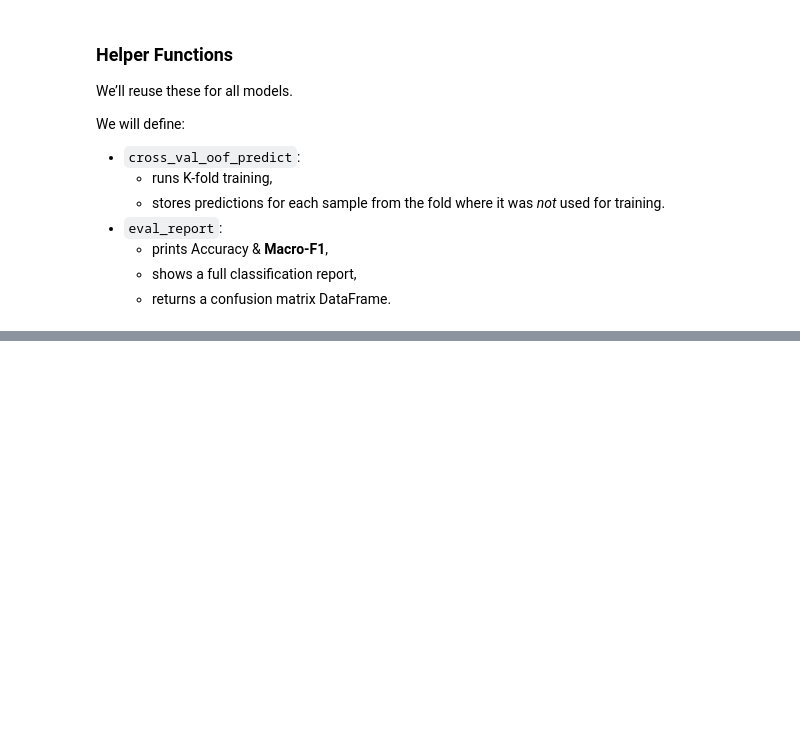
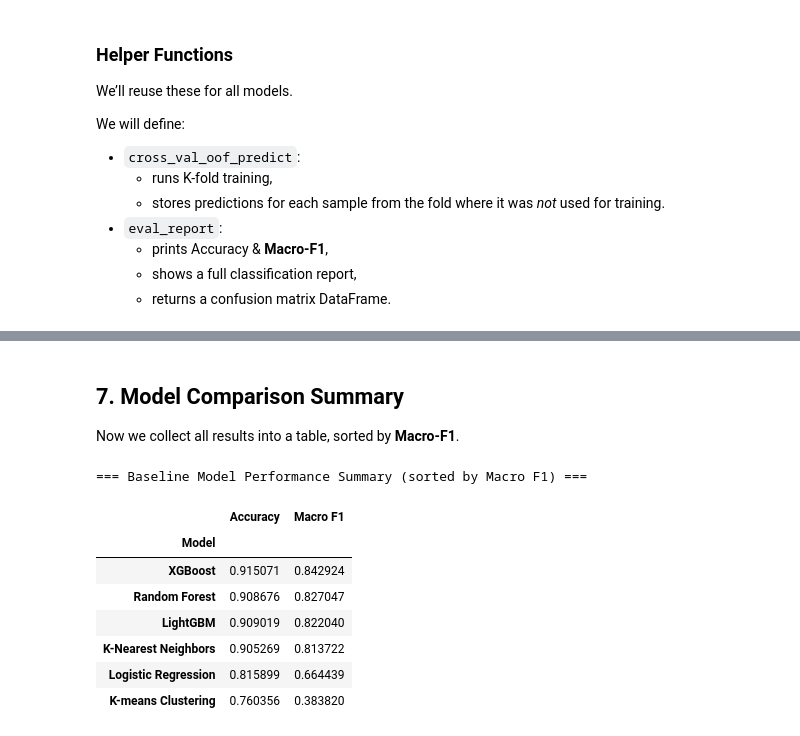
Before and after one commit to Sm3ggl3s/Network-Intrusion-Detection-Using-Machine-Learning, a Jupyter notebook: Network-Intrusion-Detection-Using-Machine-Learning.ipynb, the cells around one changed output, grey strips where cells are left out. Cells and saved outputs as stored; diff of their text form; code cells hidden in the pictures; blank space fills up the shorter version.

```diff
--- a/Network-Intrusion-Detection-Using-Machine-Learning.ipynb
+++ b/Network-Intrusion-Detection-Using-Machine-Learning.ipynb
@@ -312,0 +533,29 @@ def eval_report(y_true, y_pred, label="Model"):
+# %%
+# XGBoost
+import xgboost as xgb
+from sklearn.preprocessing import LabelEncoder
+
+# Encode target labels for XGBoost
+y_le = LabelEncoder()
+y_encoded = y_le.fit_transform(y)
+y_encoded = pd.Series(y_encoded, index=y.index)
+
+xgb_pipeline = Pipeline([
+    ("imputer", SimpleImputer(strategy="median")),
+    ("clf", xgb.XGBClassifier(
+        n_estimators=400,
+        learning_rate=0.05,
+        max_depth=8,
+        subsample=0.8,
+        colsample_bytree=0.8,
+        objective="multi:softmax",
+        eval_metric="mlogloss",
+        random_state=RANDOM_SEED,
+        n_jobs=-1
+    ))
+])
+
+print("\nRunning XGBoost...")
+xgb_oof_preds_encoded = cross_val_oof_predict(xgb_pipeline, X, y_encoded, skf)
+xgb_oof_preds = y_le.inverse_transform(xgb_oof_preds_encoded.astype(int))
+baseline_results["XGBoost"] = eval_report(y, xgb_oof_preds, label="XGBoost")
@@ -312,0 +580,28 @@ def eval_report(y_true, y_pred, label="Model"):
+# %% [markdown]
+## 7. Model Comparison Summary
+
+Now we collect all results into a table, sorted by **Macro-F1**.
+# %%
+summary_rows = []
+for model_name, results in baseline_results.items():
+    summary_rows.append({
+        "Model": model_name,
+        "Accuracy": results["accuracy"],
+        "Macro F1": results["macro_f1"]
+    })
+
+summary_df = pd.DataFrame(summary_rows).set_index("Model")
+summary_df = summary_df.sort_values(by="Macro F1", ascending=False)
+
+print("\n=== Baseline Model Performance Summary (sorted by Macro F1) ===")
+display(summary_df)
+# %% [output]
+=== Baseline Model Performance Summary (sorted by Macro F1) ===
+|  | Accuracy | Macro F1 |
+| Model |  |  |
+| XGBoost | 0.915071 | 0.842924 |
+| Random Forest | 0.908676 | 0.827047 |
+| LightGBM | 0.909019 | 0.822040 |
+| K-Nearest Neighbors | 0.905269 | 0.813722 |
+| Logistic Regression | 0.815899 | 0.664439 |
+| K-means Clustering | 0.760356 | 0.383820 |
```
Also changed, not shown: parts of 11 cells of this notebook, 1 other file.
